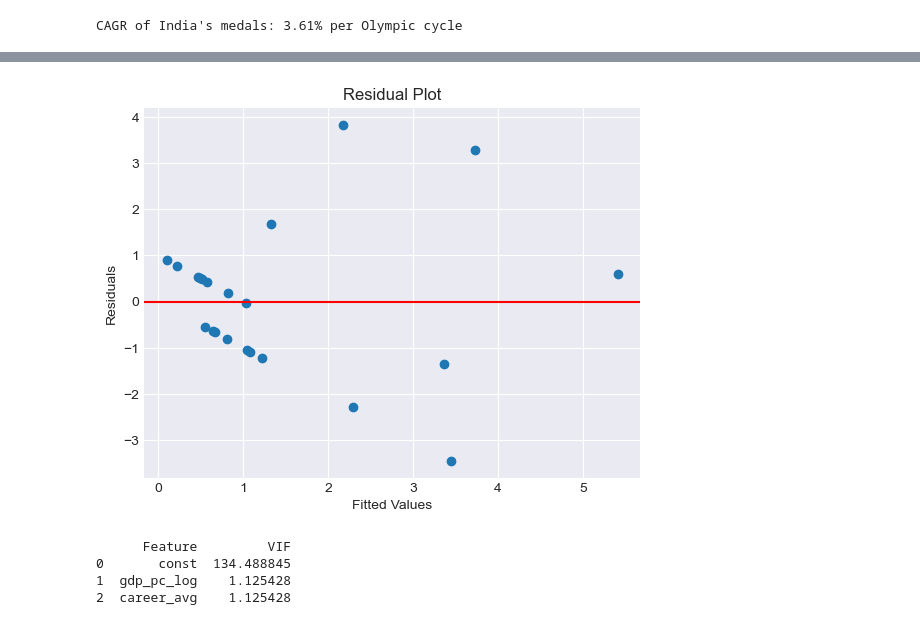
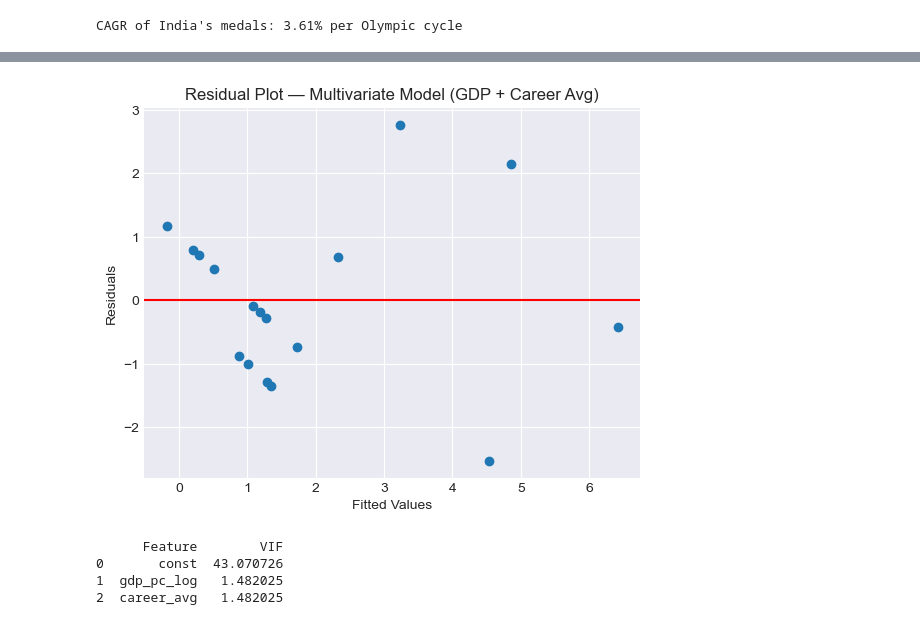
Before and after one commit to Kashyap-Ladva/OlympINDIA28, a Jupyter notebook: notebooks/India_Olympic_Deep_Analysis.ipynb, the cells around one changed output, grey strips where cells are left out. Cells and saved outputs as stored; diff of their text form; code cells hidden in the pictures.

Commit message:
audit: fixed all notebooks - exports, variable bugs, display() fixes, summer data

```diff
--- a/notebooks/India_Olympic_Deep_Analysis.ipynb
+++ b/notebooks/India_Olympic_Deep_Analysis.ipynb
@@ -11,11 +11,12 @@ import statsmodels.api as sm
 plt.style.use("seaborn-v0_8-darkgrid")
 pd.set_option("display.max_columns", 100)
 # %%
-WORLD_MASTER_PATH = "../data/processed/world_master_final.csv"
+WORLD_MASTER_PATH = "../data/processed/world_summer_master_final.csv"
 
 df = pd.read_csv(WORLD_MASTER_PATH)
 
 # sanity check
+print("Using Summer Olympics data only")
 print(df.shape)
 df.head()
 # %% [output]
@@ -207,10 +211,11 @@ reg_df = reg_df[
     np.isfinite(reg_df["Total"])
 ]
 
-X = sm.add_constant(reg_df["gdp_pc_log"])
-y = reg_df["Total"]
+X_gdp = sm.add_constant(reg_df["gdp_pc_log"])
+y_gdp = reg_df["Total"]
 
-model = sm.OLS(y, X).fit()
-model.summary()
+# Named model_gdp to avoid overwriting multivariate model later
+model_gdp = sm.OLS(y_gdp, X_gdp).fit()
+model_gdp.summary()
 # %% [output]
 OLS Regression Results
@@ -233,7 +238,8 @@ OLS Regression Results
 Notes:
 [1] Standard Errors assume that the covariance matrix of the errors is correctly specified.
 # %%
-india_df["expected_medals_gdp"] = model.predict(X)
+# Fix: use .loc with reg_df.index to prevent index misalignment
+india_df.loc[reg_df.index, "expected_medals_gdp"] = model_gdp.predict(X_gdp)
 india_df["medal_efficiency"] = india_df["Total"] - india_df["expected_medals_gdp"]
 
 india_df[["Year", "medal_efficiency"]]
@@ -282,13 +290,13 @@ CAGR of India's medals: 3.61% per Olympic cycle
 # %%
 import statsmodels.api as sm
 
-features = india_df[["gdp_pc_log", "career_avg"]].dropna()
-target = india_df.loc[features.index, "Total"]
+multi_features = india_df[["gdp_pc_log", "career_avg"]].dropna()
+target = india_df.loc[multi_features.index, "Total"]
 
-X = sm.add_constant(features)
-model = sm.OLS(target, X).fit()
+X_multi = sm.add_constant(multi_features)
+model_multi = sm.OLS(target, X_multi).fit()
 
-print(model.summary())
+print(model_multi.summary())
 # %% [output]
                             OLS Regression Results
 ==============================================================================
@@ -366,29 +379,31 @@ percentile_df.plot(x="Year", y=["Medal_pct", "GDP_pct"], marker="o")
 # %%
 import matplotlib.pyplot as plt
 
-residuals = model.resid
-plt.scatter(model.fittedvalues, residuals)
+# Residual plot for multivariate model (gdp_pc_log + career_avg)
+residuals = model_multi.resid
+plt.scatter(model_multi.fittedvalues, residuals)
 plt.axhline(0, color='red')
 plt.xlabel("Fitted Values")
 plt.ylabel("Residuals")
-plt.title("Residual Plot")
+plt.title("Residual Plot — Multivariate Model (GDP + Career Avg)")
 plt.show()
 # %% [output]
-[figure, old version]
+[figure, new version]
 # %%
 from statsmodels.stats.outliers_influence import variance_inflation_factor
 
+# VIF for multivariate model features
 vif_data = pd.DataFrame()
-vif_data["Feature"] = X.columns
-vif_data["VIF"] = [variance_inflation_factor(X.values, i)
-                   for i in range(X.shape[1])]
+vif_data["Feature"] = X_multi.columns
+vif_data["VIF"] = [variance_inflation_factor(X_multi.values, i)
+                   for i in range(X_multi.shape[1])]
 
 print(vif_data)
 # %% [output]
-      Feature         VIF
-0       const  134.488845
-1  gdp_pc_log    1.125428
-2  career_avg    1.125428
+      Feature        VIF
+0       const  43.070726
+1  gdp_pc_log   1.482025
+2  career_avg   1.482025
 # %%
 india_model_df = india_df[[
     "Year",
```
Also changed, not shown: parts of 22 cells of this notebook, 8 other files.
